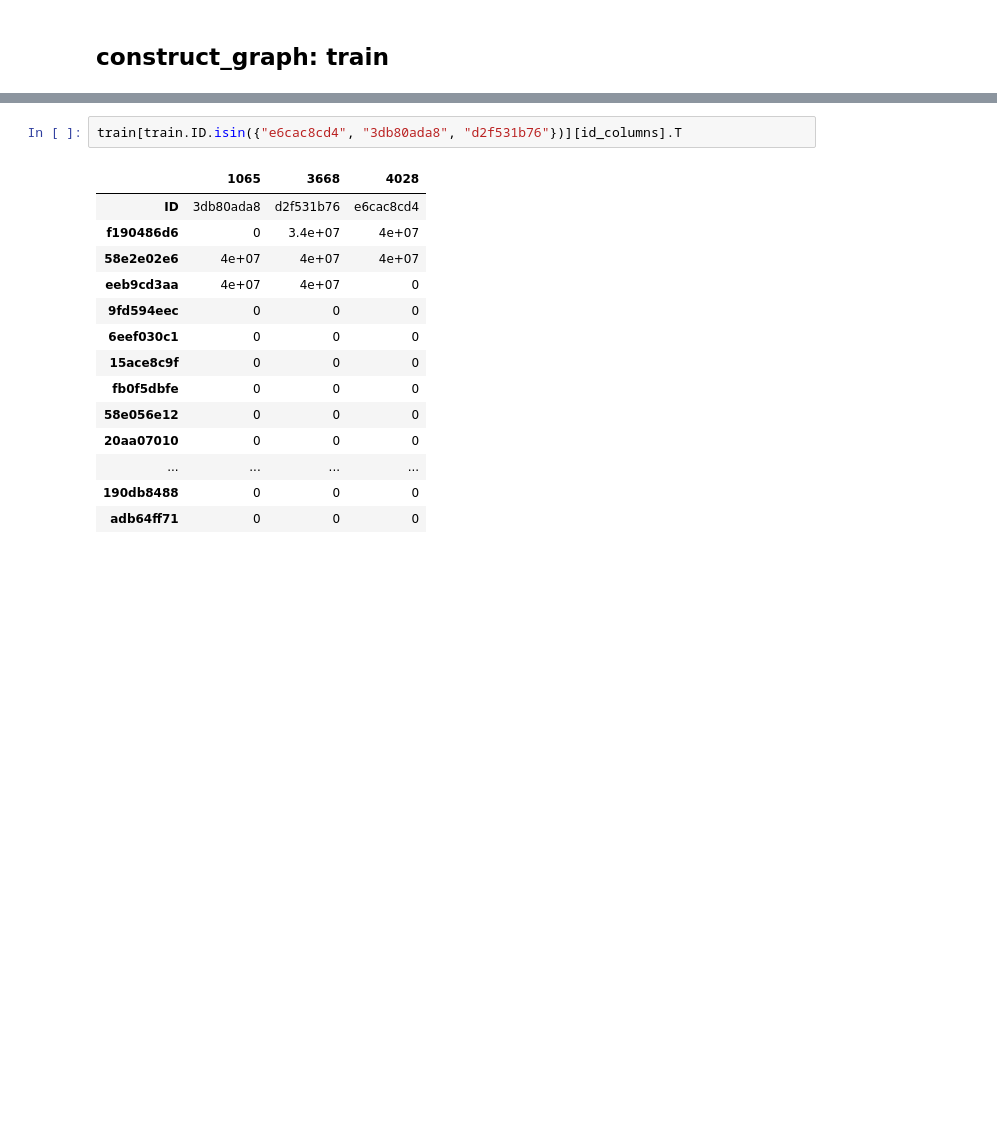
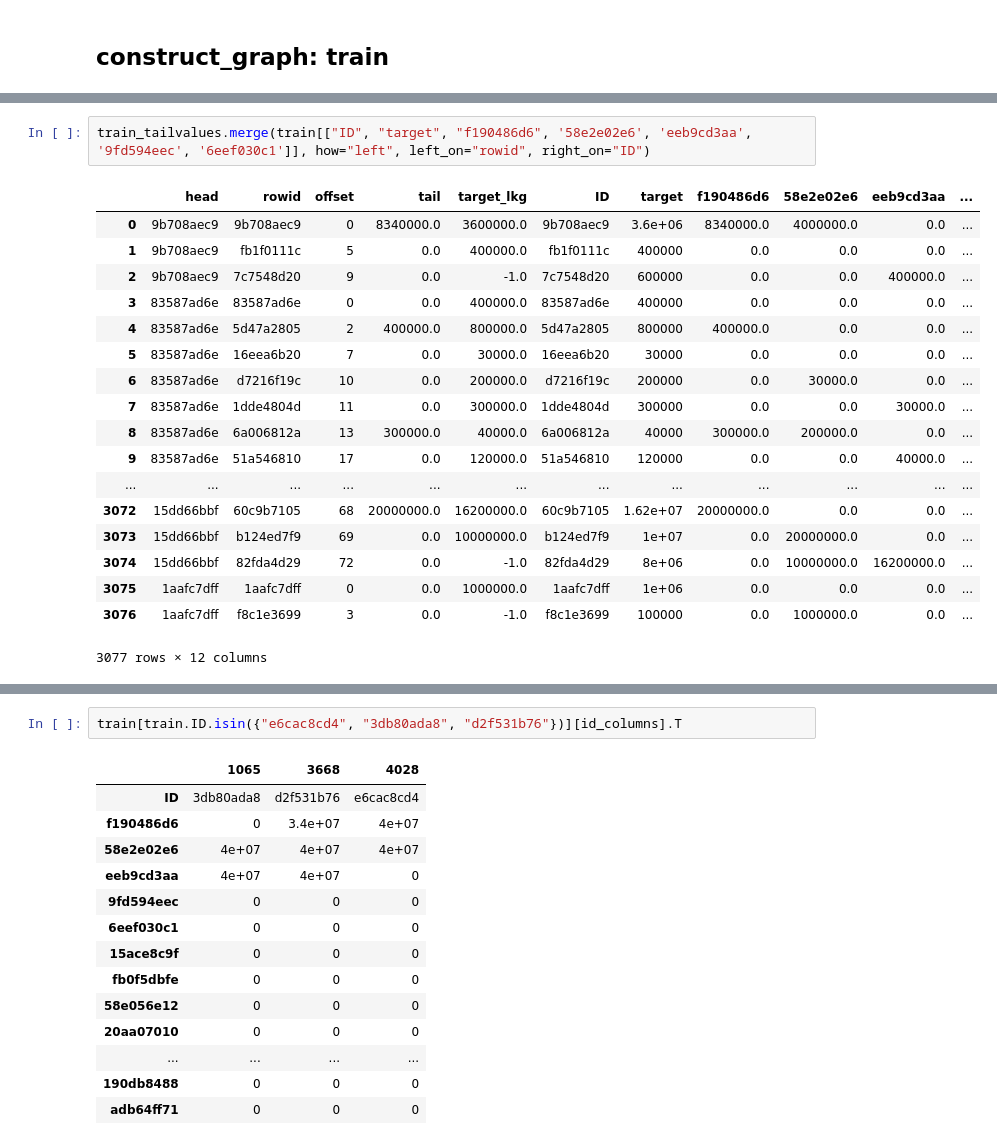
Before and after one commit to kqdmqx/kaggle-Santander-Value-Prediction-Challenge, a Jupyter notebook: 005-construct-graph.ipynb, the cells around one changed output, grey strips where cells are left out. Cells and saved outputs as stored; diff of their text form; blank space fills up the shorter version.

```diff
--- a/005-construct-graph.ipynb
+++ b/005-construct-graph.ipynb
@@ -445,0 +491,21 @@ train_realstack[:10]
+# %%
+train_tailvalues.merge(train[["ID", "target", "f190486d6", '58e2e02e6', 'eeb9cd3aa', '9fd594eec', '6eef030c1']], how="left", left_on="rowid", right_on="ID")
+# %% [output]
+|  | head | rowid | offset | tail | target_lkg | ID | target | f190486d6 | 58e2e02e6 | eeb9cd3aa | ... |
+| 0 | 9b708aec9 | 9b708aec9 | 0 | 8340000.0 | 3600000.0 | 9b708aec9 | 3.6e+06 | 8340000.0 | 4000000.0 | 0.0 | ... |
+| 1 | 9b708aec9 | fb1f0111c | 5 | 0.0 | 400000.0 | fb1f0111c | 400000 | 0.0 | 0.0 | 0.0 | ... |
+| 2 | 9b708aec9 | 7c7548d20 | 9 | 0.0 | -1.0 | 7c7548d20 | 600000 | 0.0 | 0.0 | 400000.0 | ... |
+| 3 | 83587ad6e | 83587ad6e | 0 | 0.0 | 400000.0 | 83587ad6e | 400000 | 0.0 | 0.0 | 0.0 | ... |
+| 4 | 83587ad6e | 5d47a2805 | 2 | 400000.0 | 800000.0 | 5d47a2805 | 800000 | 400000.0 | 0.0 | 0.0 | ... |
+| 5 | 83587ad6e | 16eea6b20 | 7 | 0.0 | 30000.0 | 16eea6b20 | 30000 | 0.0 | 0.0 | 0.0 | ... |
+| 6 | 83587ad6e | d7216f19c | 10 | 0.0 | 200000.0 | d7216f19c | 200000 | 0.0 | 30000.0 | 0.0 | ... |
+| 7 | 83587ad6e | 1dde4804d | 11 | 0.0 | 300000.0 | 1dde4804d | 300000 | 0.0 | 0.0 | 30000.0 | ... |
+| 8 | 83587ad6e | 6a006812a | 13 | 300000.0 | 40000.0 | 6a006812a | 40000 | 300000.0 | 200000.0 | 0.0 | ... |
+| 9 | 83587ad6e | 51a546810 | 17 | 0.0 | 120000.0 | 51a546810 | 120000 | 0.0 | 0.0 | 40000.0 | ... |
+| ... | ... | ... | ... | ... | ... | ... | ... | ... | ... | ... | ... |
+| 3072 | 15dd66bbf | 60c9b7105 | 68 | 20000000.0 | 16200000.0 | 60c9b7105 | 1.62e+07 | 20000000.0 | 0.0 | 0.0 | ... |
+| 3073 | 15dd66bbf | b124ed7f9 | 69 | 0.0 | 10000000.0 | b124ed7f9 | 1e+07 | 0.0 | 20000000.0 | 0.0 | ... |
+| 3074 | 15dd66bbf | 82fda4d29 | 72 | 0.0 | -1.0 | 82fda4d29 | 8e+06 | 0.0 | 10000000.0 | 16200000.0 | ... |
+| 3075 | 1aafc7dff | 1aafc7dff | 0 | 0.0 | 1000000.0 | 1aafc7dff | 1e+06 | 0.0 | 0.0 | 0.0 | ... |
+| 3076 | 1aafc7dff | f8c1e3699 | 3 | 0.0 | -1.0 | f8c1e3699 | 100000 | 0.0 | 1000000.0 | 0.0 | ... |
+3077 rows × 12 columns
```
Also changed, not shown: parts of 18 cells of this notebook, 2 other files.
